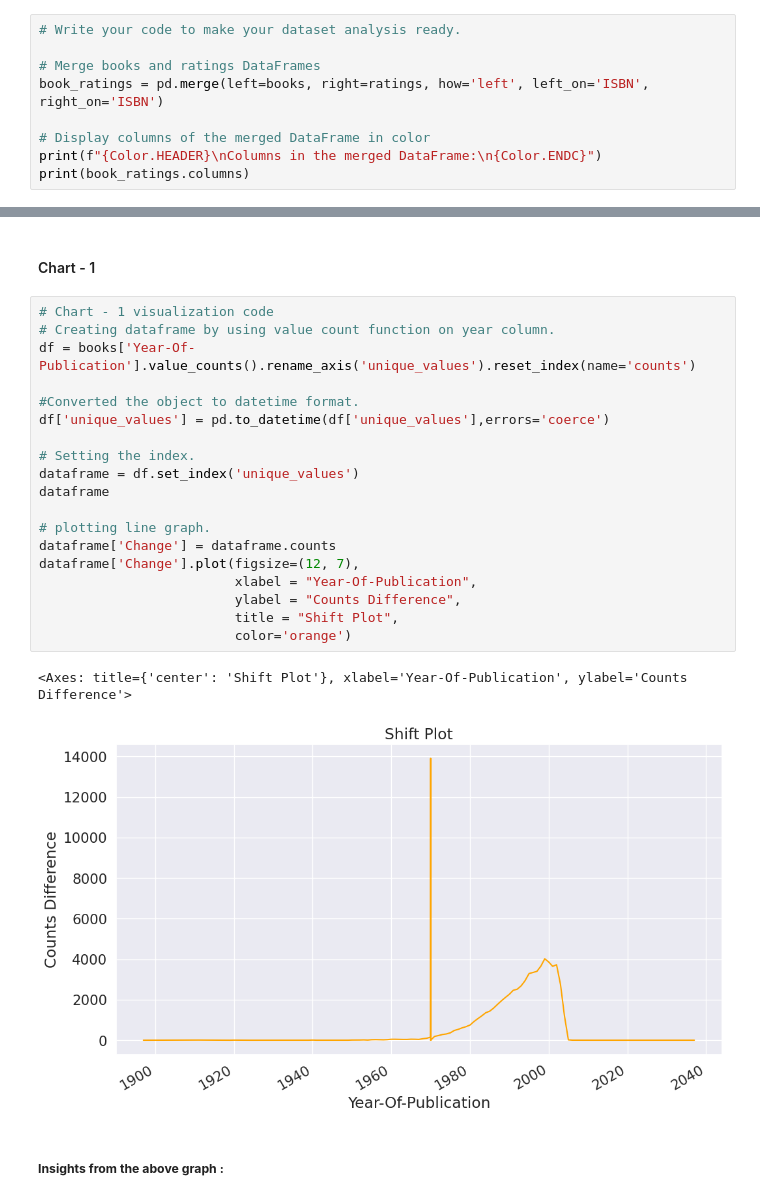
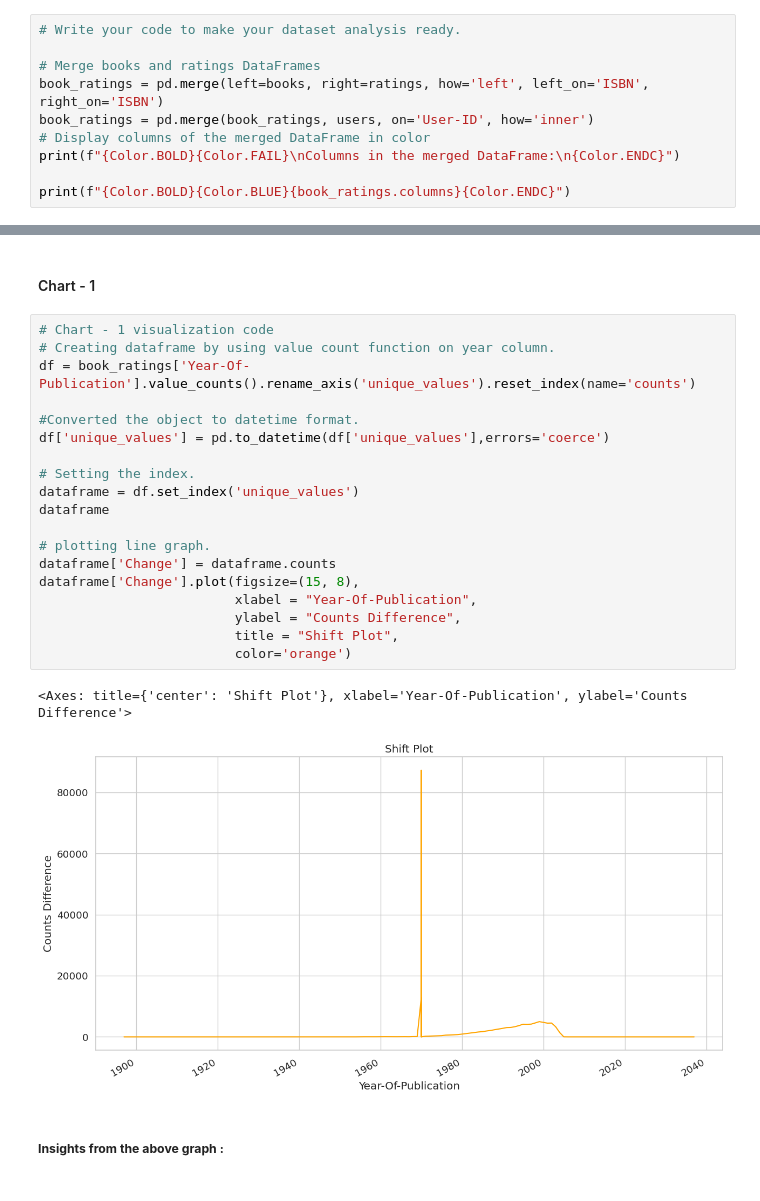
Before and after one commit to pravinshukla108/Book-Recommendation-System-Unsupervised-Machine-Learning-, a Jupyter notebook: Book_Recommendation_System(Unsupervised_Machine_Learning).ipynb, the cells around one changed output, grey strips where cells are left out. Cells and saved outputs as stored; diff of their text form.

```diff
--- a/Book_Recommendation_System(Unsupervised_Machine_Learning).ipynb
+++ b/Book_Recommendation_System(Unsupervised_Machine_Learning).ipynb
@@ -571,10 +571,11 @@ Unique Values in 'Age' column:
 
 # Merge books and ratings DataFrames
 book_ratings = pd.merge(left=books, right=ratings, how='left', left_on='ISBN', right_on='ISBN')
+book_ratings = pd.merge(book_ratings, users, on='User-ID', how='inner')
+# Display columns of the merged DataFrame in color
+print(f"{Color.BOLD}{Color.FAIL}\nColumns in the merged DataFrame:\n{Color.ENDC}")
 
-# Display columns of the merged DataFrame in color
-print(f"{Color.HEADER}\nColumns in the merged DataFrame:\n{Color.ENDC}")
-print(book_ratings.columns)
+print(f"{Color.BOLD}{Color.BLUE}{book_ratings.columns}{Color.ENDC}")
 # %% [output]
 Columns in the merged DataFrame:
 
@@ -711,25 +791,25 @@ Simon &amp; Schuster               10318
 # %%
 # Chart - 1 visualization code
 # Creating dataframe by using value count function on year column.
-df = books['Year-Of-Publication'].value_counts().rename_axis('unique_values').reset_index(name='counts')
+df = book_ratings['Year-Of-Publication'].value_counts().rename_axis('unique_values').reset_index(name='counts')
 
 #Converted the object to datetime format.
 df['unique_values'] = pd.to_datetime(df['unique_values'],errors='coerce')
 
 # Setting the index.
 dataframe = df.set_index('unique_values')
 dataframe
 
 # plotting line graph.
 dataframe['Change'] = dataframe.counts
-dataframe['Change'].plot(figsize=(12, 7),
+dataframe['Change'].plot(figsize=(15, 8),
                          xlabel = "Year-Of-Publication",
                          ylabel = "Counts Difference",
                          title = "Shift Plot",
                          color='orange')
 # %% [output]
 <Axes: title={'center': 'Shift Plot'}, xlabel='Year-Of-Publication', ylabel='Counts Difference'>
-[figure, old version]
+[figure, new version]
 # %% [markdown]
 ##### **Insights from the above graph :**
 # %% [markdown]
```
Also changed, not shown: parts of 48 cells of this notebook.
